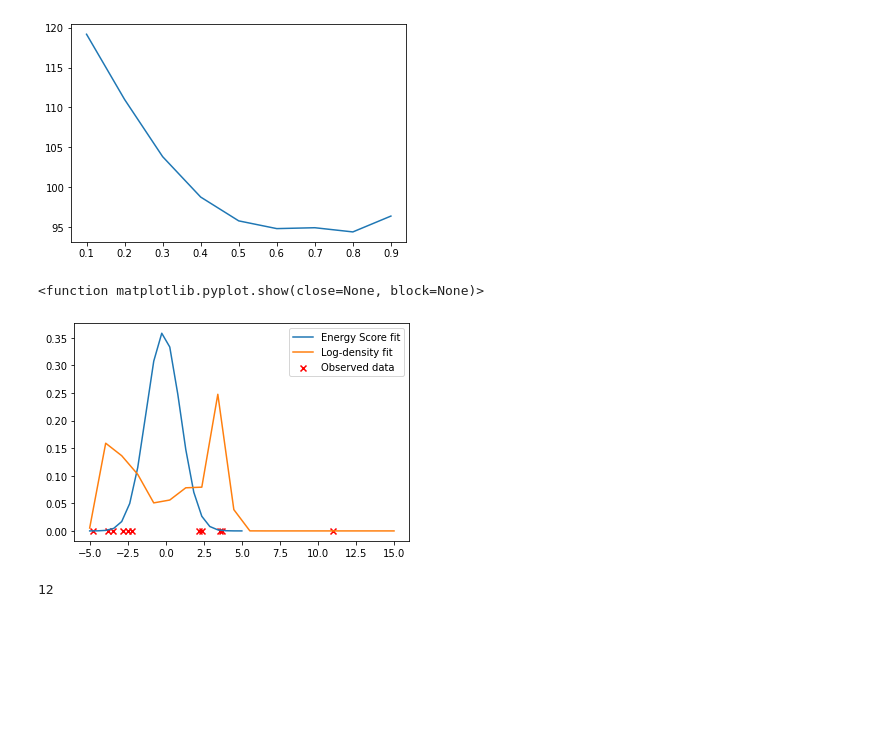
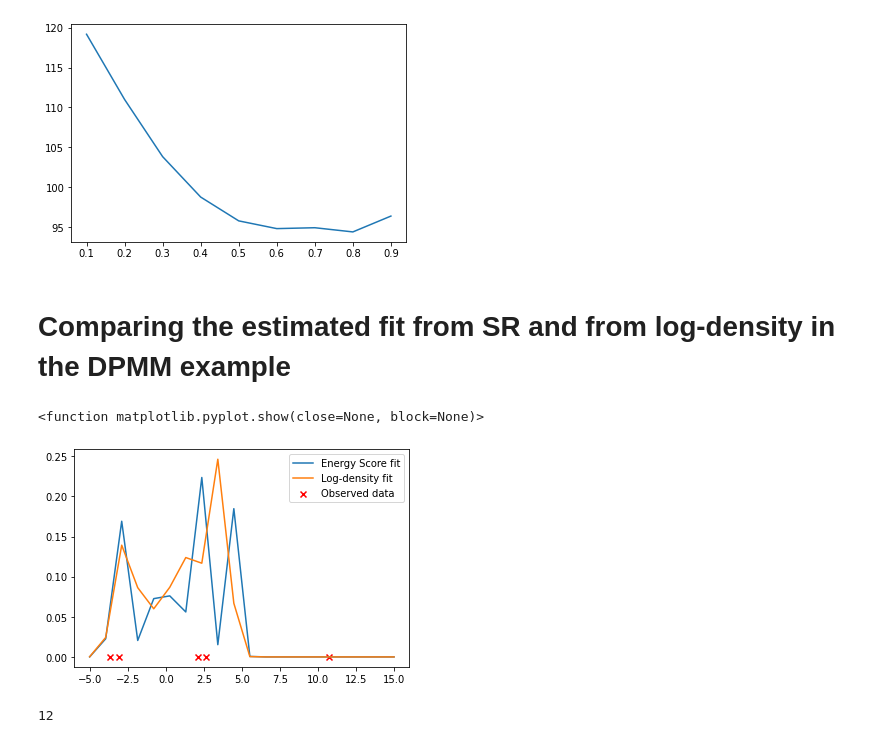
Before and after one commit to Huk-David/RSS-Discussion-paper-Martingale-Posterior-Distributions, a Jupyter notebook: Prequential Copulas - Code/Discussion paper - Notebook.ipynb, the cells around one changed output. Saved outputs shown, nothing was run; the diff lists cells and outputs as text; code cells hidden in the pictures; blank space fills up the shorter version.

Commit message:
Update Discussion paper - Notebook.ipynb
SR via IS is working in the normal mean example. Working on SR via IS in DPMM.

```diff
--- a/Prequential Copulas - Code/Discussion paper - Notebook.ipynb
+++ b/Prequential Copulas - Code/Discussion paper - Notebook.ipynb
@@ -216,7 +218,8 @@ plt.show()
 # %%
 # Compute energy SR via importance sampling, for a given rho
-def Energy_SR_via_IS(obs_,q_samples,q_evals_,p_targets):
+def Energy_SR_via_IS(obs_,q_samples,q_evals_,p_targets,b):
 
+    print(len(q_evals))
     N = len(q_samples) # IS iterations
     comb = [i for i in combinations(range(N),2)]
     out = 0
@@ -225,16 +228,17 @@ def Energy_SR_via_IS(obs_,q_samples,q_evals_,p_targets):
 
         # compute weights
         f_x = np.fromiter( (p_targets[i](x,0) for x in q_samples) ,float)
+        print(len(f_x),len(q_evals))
         weights = np.exp(np.subtract(f_x,q_evals))
         # compute first part of Energy Score: 2*w*|x-y|
-        out += (2 * np.sum(np.multiply(weights,np.sqrt(np.absolute(np.subtract( q_samples,np.repeat(obs_[i],N) ))))) ) / np.sum(weights)
+        out += (2/ np.sum(weights)) * np.sum(np.fromiter( ( weights[j]*np.power(np.linalg.norm(q_samples[j]-obs_[i]),b) for j in range(N) ) ,float))
 
         # compute second part of Energy Score: w_x*w_z*|w-z| / w_x*w_z
-        out -= (np.sum(np.fromiter(  ( weights[idx[0]]*weights[idx[1]] * np.sqrt(np.absolute(np.subtract(q_samples[idx[0]],q_samples[idx[1]])))   for idx in comb )  ,float))  /  (np.sum(np.fromiter(  (weights[idx[0]]  for idx in comb)  ,float))*np.sum(np.fromiter(  (weights[idx[1]]  for idx in comb)  ,float))))
+        out -= (np.sum(np.fromiter(  ( weights[idx[0]]*weights[idx[1]] * np.power(np.linalg.norm(q_samples[idx[0]],q_samples[idx[1]]),b) for idx in comb ) ,float)))  /  (np.sum(np.fromiter( ( weights[idx[0]]*weights[idx[1]] for idx in comb ) ,float)))
 
     return out
 
-q_samples = scs.t.rvs(df=13,size=10)
-q_evals = scs.t.logpdf(q_samples,df=13)
+q_samples = scs.norm.rvs(loc=0,scale=10,size=10)
+q_evals = scs.norm(loc=0,scale=10).logpdf(q_samples)
 
-Energy_SR_via_IS(obs_=observed_data,q_samples=q_samples,q_evals_=q_evals,p_targets=f_)
+#Energy_SR_via_IS(obs_=observed_data,q_samples=q_samples,q_evals_=q_evals,p_targets=f_)
@@ -244,8 +250,10 @@ Energy_SR_via_IS(obs_=observed_data,q_samples=q_samples,q_evals_=q_evals,p_targe
 # function to evaluate the scoring rule for a given rho.
 for attempt in range(10):
     observed_data = generate_data(5)
-    q_samples = scs.t.rvs(df=2,size=30)
-    q_evals = scs.t.logpdf(q_samples,df=2)
+    samples = scs.norm(loc=0,scale=10).rvs(size=30)
+    evals = scs.norm(loc=0,scale=10).logpdf(samples)
+
+    print(len(samples),len(evals))
 
     def f_call_rho(rho):
         F_ = [F_0]
@@ -258,8 +266,8 @@ for attempt in range(10):
             F_.append(new_dist[0])
             f_.append(new_dist[1])
 
-        return Energy_SR_via_IS(obs_=observed_data,q_samples=q_samples,q_evals_=q_evals,p_targets=f_)
+        return Energy_SR_via_IS(obs_=observed_data,q_samples=samples,q_evals_=evals,p_targets=f_,b=1.5)
 
-    plt.plot([i for i in [0.05,0.3,0.6,0.8,0.95]],[f_call_rho(i/10) for i in [0.05,0.3,0.6,0.8,0.95]],'o-')
+    plt.plot([i for i in [0.05,0.3,0.6,0.8,0.95]],[f_call_rho(i) for i in [0.05,0.3,0.6,0.8,0.95]],'o-')
     plt.show()
 # %% [output]
@@ -348,44 +374,46 @@ plt.plot(np.linspace(0.1,0.9,9),np.fromiter((prequential_nll(rho/10) for rho in
 # %% [output]
 [<matplotlib.lines.Line2D at 0x...>]
 [figure]
+# %% [markdown]
+# Comparing the estimated fit from SR and from log-density in the DPMM example
 # %%
 # energy score fit
 F_ = [F_0]
 f_ = [f_0]
 
-rho=0.1
+rho=0.9
 
 for step in range(len(observed_data)):
     rv = np.exp(F_[step](observed_data[step],0))
     alpha_i = (2-(1/(step+1))) / (step +2)
     new_dist = update_(F_[step],f_[step],alpha_i,rv,rho=rho)
     F_.append(new_dist[0])
     f_.append(new_dist[1])
 
-plt.plot(np.linspace(-5,5,20),np.fromiter((np.exp(f_[11](x,0)) for x in np.linspace(-5,5,20)),float),label='Energy Score fit')
+plt.plot(np.linspace(-5,15,20),np.fromiter((np.exp(f_[5](x,0)) for x in np.linspace(-5,15,20)),float),label='Energy Score fit')
 
 ### log - density fit
 F_ = [F_0]
 f_ = [f_0]
 
 rho=0.7
 
 for step in range(len(observed_data)):
     rv = np.exp(F_[step](observed_data[step],0))
     alpha_i = (2-(1/(step+1))) / (step +2)
     new_dist = update_(F_[step],f_[step],alpha_i,rv,rho=rho)
     F_.append(new_dist[0])
     f_.append(new_dist[1])
 
-plt.plot(np.linspace(-5,15,20),np.fromiter((np.exp(f_[11](x,0)) for x in np.linspace(-5,15,20)),float),label='Log-density fit')
+plt.plot(np.linspace(-5,15,20),np.fromiter((np.exp(f_[5](x,0)) for x in np.linspace(-5,15,20)),float),label='Log-density fit')
 
 
 plt. scatter(observed_data,[0 for k in range(len(observed_data))],color='red',marker='x',label='Observed data')
 plt.legend()
 plt.show
 # %% [output]
 <function matplotlib.pyplot.show(close=None, block=None)>
-[figure, old version]
+[figure, new version]
 # %%
 len(f_)
 # %% [output]
```
Also changed, not shown: parts of 11 cells of this notebook.
